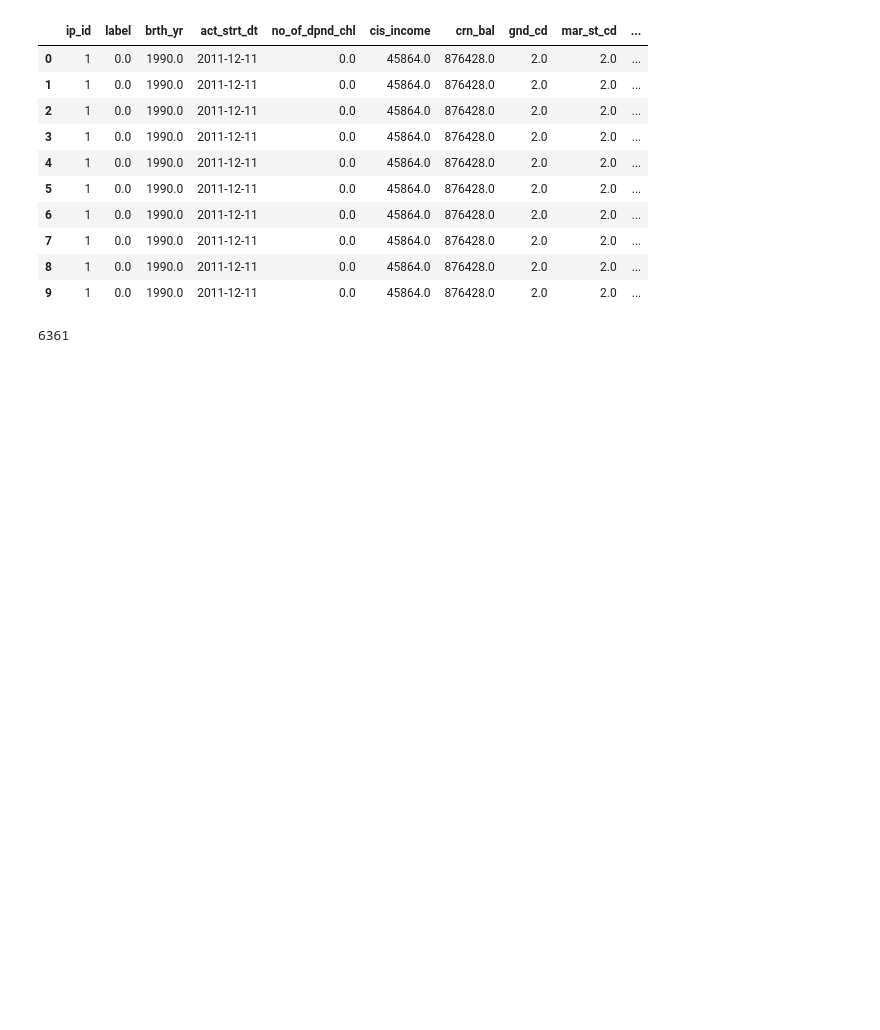
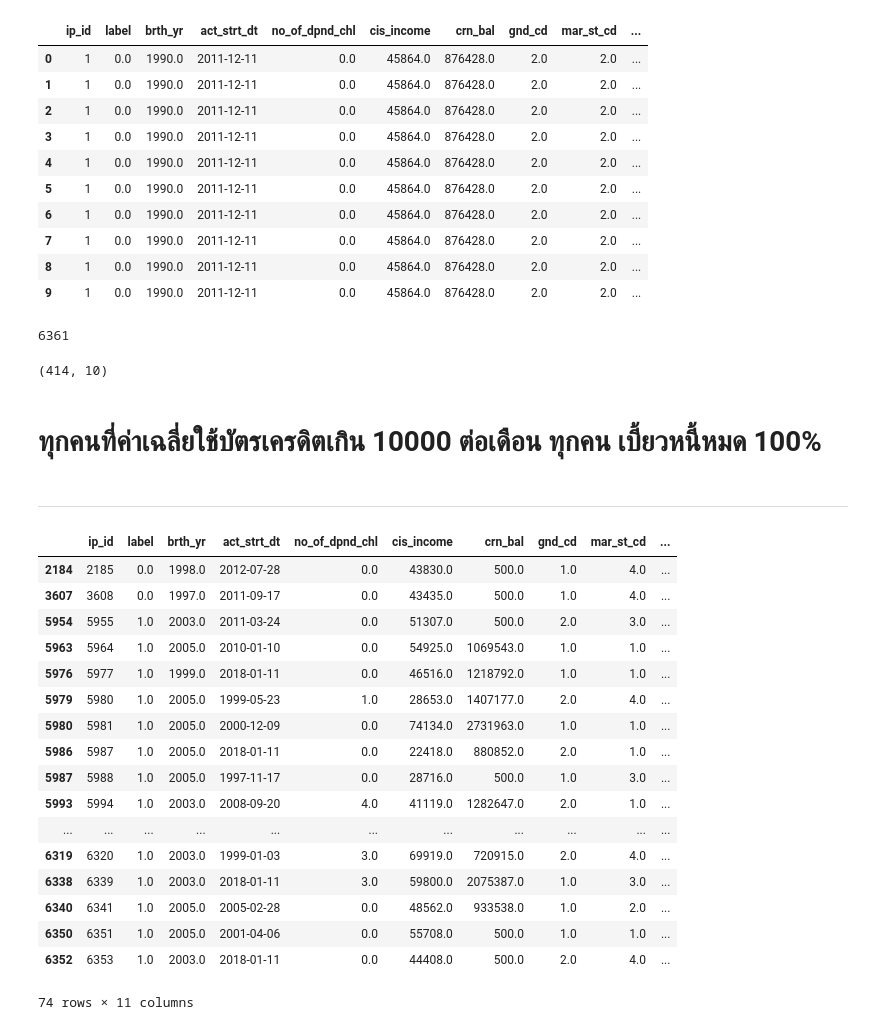
Before and after one commit to Kanbc/loan-default-prediction, a Jupyter notebook: notebook/1_explore/1.ipynb, the cells around one changed output. Saved outputs shown, nothing was run; the diff lists cells and outputs as text; code cells hidden in the pictures; blank space fills up the shorter version.

```diff
--- a/notebook/1_explore/1.ipynb
+++ b/notebook/1_explore/1.ipynb
@@ -241,0 +287,29 @@ result4.to_csv('../../data/not_raw/demo_with_cc_transaction.csv', index=False)
+# %%
+over10000[over10000['label'] == 1].shape
+# %% [output]
+(414, 10)
+# %% [markdown]
+# ทุกคนที่ค่าเฉลี่ยใช้บัตรเครดิตเกิน 10000 ต่อเดือน ทุกคน เบี้ยวหนี้หมด 100%
+# %% [markdown]
+-----------------------
+# %%
+result1[result1['brth_yr'] > 1996]
+# %% [output]
+|  | ip_id | label | brth_yr | act_strt_dt | no_of_dpnd_chl | cis_income | crn_bal | gnd_cd | mar_st_cd | ... |
+| 2184 | 2185 | 0.0 | 1998.0 | 2012-07-28 | 0.0 | 43830.0 | 500.0 | 1.0 | 4.0 | ... |
+| 3607 | 3608 | 0.0 | 1997.0 | 2011-09-17 | 0.0 | 43435.0 | 500.0 | 1.0 | 4.0 | ... |
+| 5954 | 5955 | 1.0 | 2003.0 | 2011-03-24 | 0.0 | 51307.0 | 500.0 | 2.0 | 3.0 | ... |
+| 5963 | 5964 | 1.0 | 2005.0 | 2010-01-10 | 0.0 | 54925.0 | 1069543.0 | 1.0 | 1.0 | ... |
+| 5976 | 5977 | 1.0 | 1999.0 | 2018-01-11 | 0.0 | 46516.0 | 1218792.0 | 1.0 | 1.0 | ... |
+| 5979 | 5980 | 1.0 | 2005.0 | 1999-05-23 | 1.0 | 28653.0 | 1407177.0 | 2.0 | 4.0 | ... |
+| 5980 | 5981 | 1.0 | 2005.0 | 2000-12-09 | 0.0 | 74134.0 | 2731963.0 | 1.0 | 1.0 | ... |
+| 5986 | 5987 | 1.0 | 2005.0 | 2018-01-11 | 0.0 | 22418.0 | 880852.0 | 2.0 | 1.0 | ... |
+| 5987 | 5988 | 1.0 | 2005.0 | 1997-11-17 | 0.0 | 28716.0 | 500.0 | 1.0 | 3.0 | ... |
+| 5993 | 5994 | 1.0 | 2003.0 | 2008-09-20 | 4.0 | 41119.0 | 1282647.0 | 2.0 | 1.0 | ... |
+| ... | ... | ... | ... | ... | ... | ... | ... | ... | ... | ... |
+| 6319 | 6320 | 1.0 | 2003.0 | 1999-01-03 | 3.0 | 69919.0 | 720915.0 | 2.0 | 4.0 | ... |
+| 6338 | 6339 | 1.0 | 2003.0 | 2018-01-11 | 3.0 | 59800.0 | 2075387.0 | 1.0 | 3.0 | ... |
+| 6340 | 6341 | 1.0 | 2005.0 | 2005-02-28 | 0.0 | 48562.0 | 933538.0 | 1.0 | 2.0 | ... |
+| 6350 | 6351 | 1.0 | 2005.0 | 2001-04-06 | 0.0 | 55708.0 | 500.0 | 1.0 | 1.0 | ... |
+| 6352 | 6353 | 1.0 | 2003.0 | 2018-01-11 | 0.0 | 44408.0 | 500.0 | 2.0 | 4.0 | ... |
+74 rows × 11 columns
```
Also changed, not shown: parts of 13 cells of this notebook.
